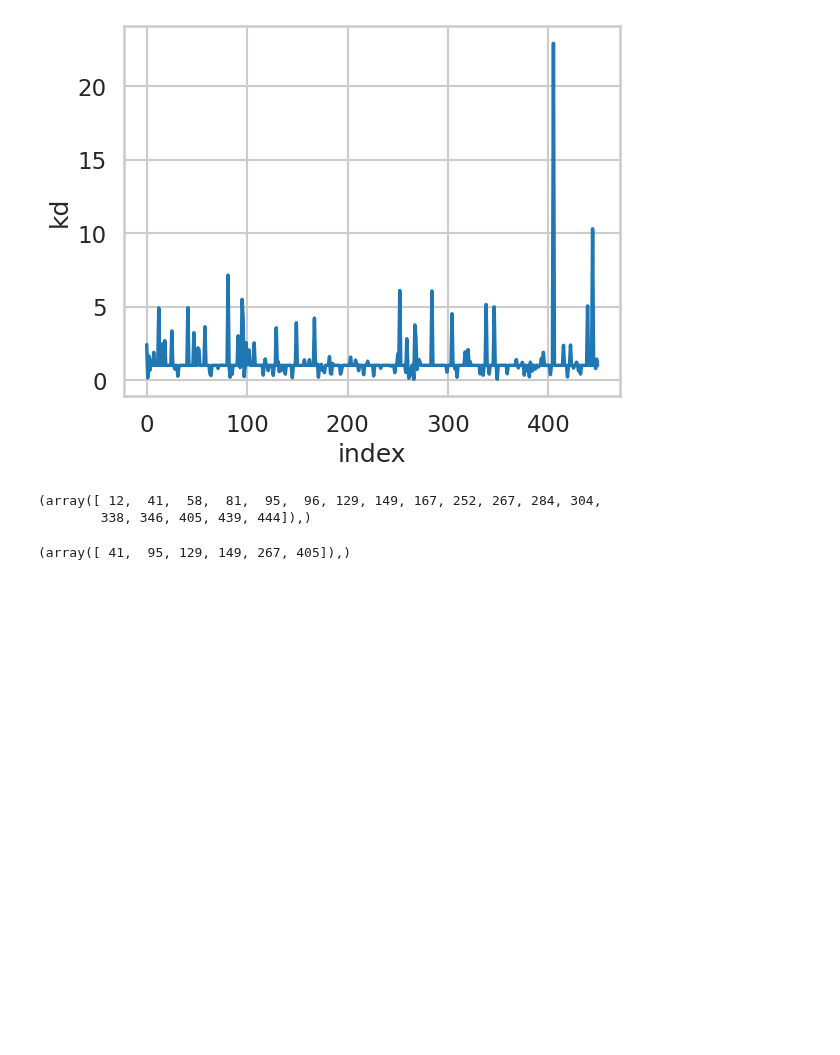
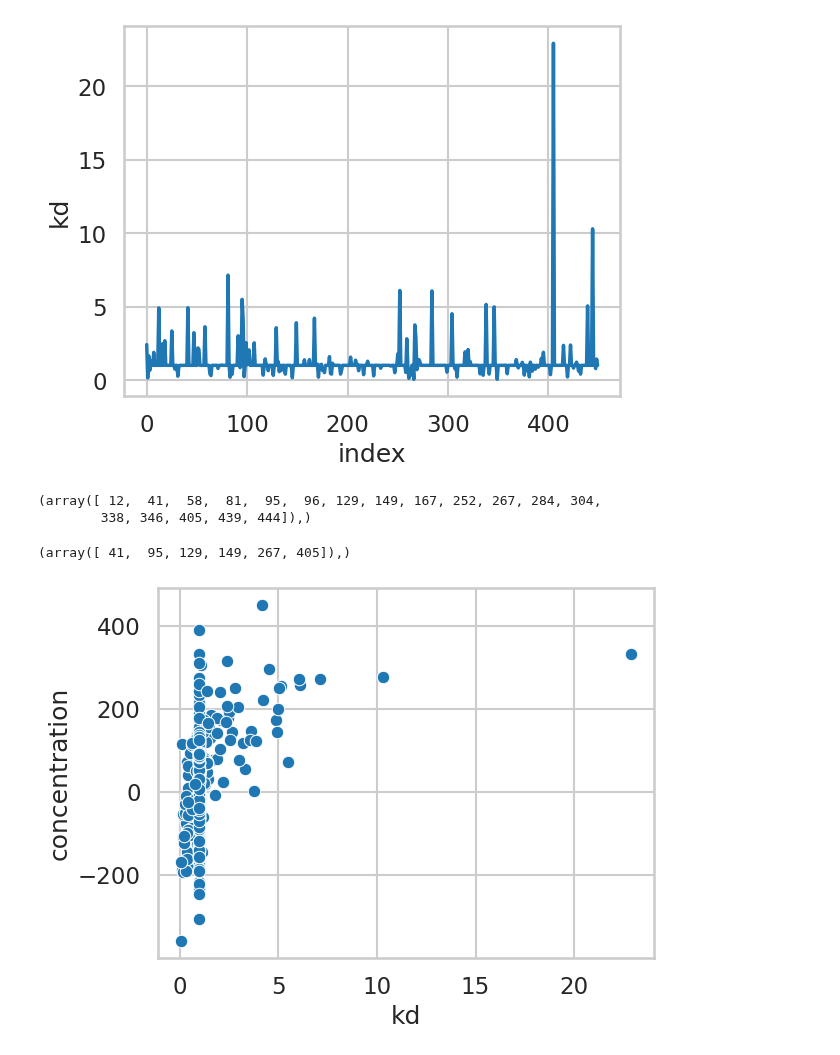
Before and after one commit to JoshuaGensel/MIME_ML, a Jupyter notebook: src/simFiles/trainSimModel.ipynb, the cells around one changed output. Cells and saved outputs as stored; diff of their text form; code cells hidden in the pictures; blank space fills up the shorter version.

```diff
--- a/src/simFiles/trainSimModel.ipynb
+++ b/src/simFiles/trainSimModel.ipynb
@@ -191,3 +201,13 @@ np.where(kds > 3.5)
 np.where(concs > 200)
 # %% [output]
 (array([ 41,  95, 129, 149, 267, 405]),)
+# %%
+#scatter plot of kd annd concentrations needed for a binding probability of 0.5
+sns.set_style("whitegrid")
+sns.set_context("talk")
+sns.scatterplot(x=kds, y=concs[1:451]*-1)
+plt.ylabel('concentration')
+plt.xlabel('kd')
+plt.show()
+# %% [output]
+[figure, added]
```
Also changed, not shown: parts of 2 cells of this notebook, 1 other file.
